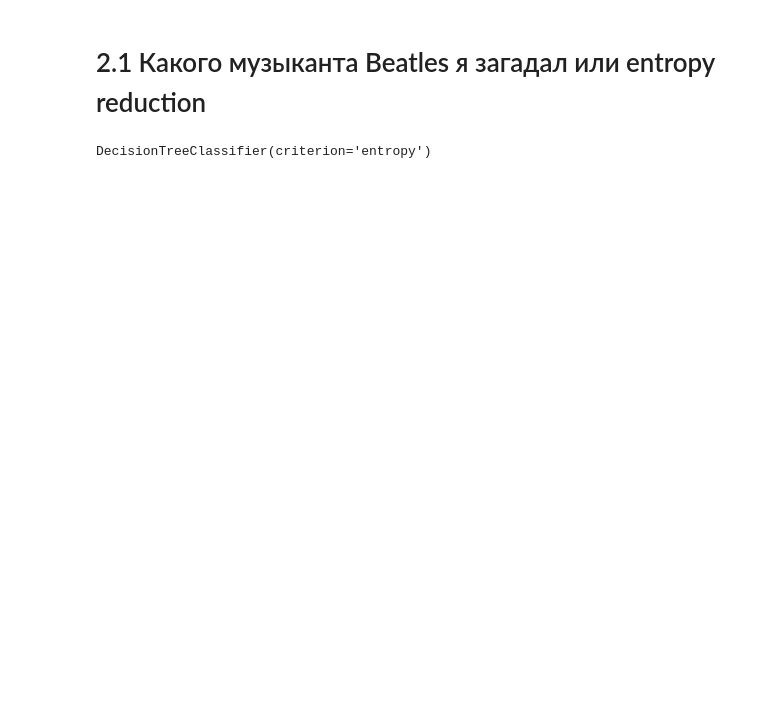
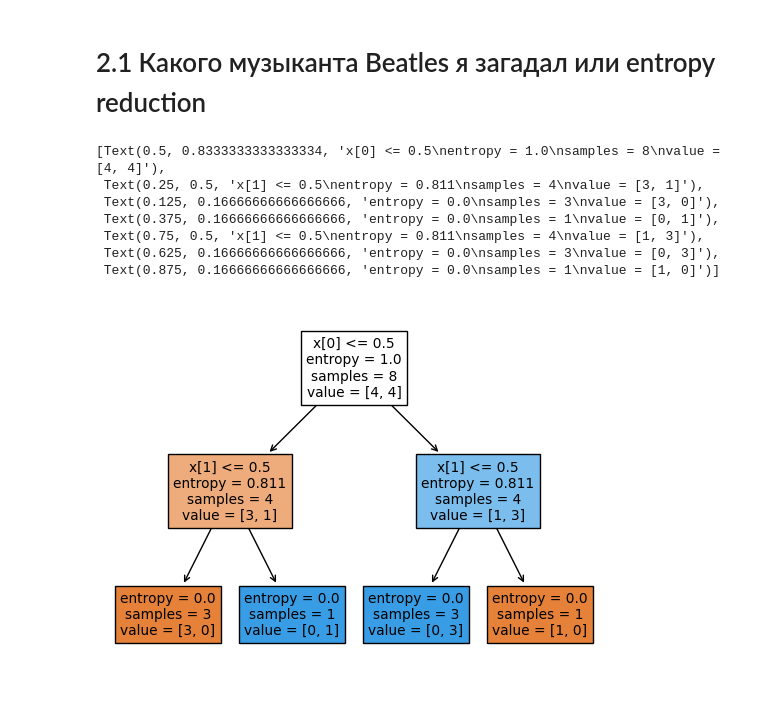
Before and after one commit to onword333/stepik-intro-to-ds-and-ml, a Jupyter notebook: assets/2_1_lesson.ipynb, the cells around one changed output. Saved outputs shown, nothing was run; the diff lists cells and outputs as text; code cells hidden in the pictures; blank space fills up the shorter version.

```diff
--- a/assets/2_1_lesson.ipynb
+++ b/assets/2_1_lesson.ipynb
@@ -3,25 +3,35 @@
 # %%
 import pandas as pd
 import numpy as np
 import matplotlib.pyplot as plt
 from sklearn import tree
 import seaborn as sns
 
 # тестовы датафрейм
 data = pd.DataFrame(
   {
     'X_1': [1, 1, 1, 0, 0, 0, 0, 1],
     'X_2': [0, 0, 0, 1, 0, 0, 0, 1],
     'Y': [1, 1, 1, 1, 0, 0, 0, 0]
   }
 )
 
 cls = tree.DecisionTreeClassifier(criterion='entropy')
 
 X = data[['X_1', 'X_2']]
 y = data.Y
 
 # обучим наше дерево решений
-cls.fit(X, y)
+learn_tree = cls.fit(X, y)
+
+# отобразим визуализацию обучения
+tree.plot_tree(learn_tree, filled=True)
 # %% [output]
-DecisionTreeClassifier(criterion='entropy')
+[Text(0.5, 0.8333333333333334, 'x[0] <= 0.5\nentropy = 1.0\nsamples = 8\nvalue = [4, 4]'),
+ Text(0.25, 0.5, 'x[1] <= 0.5\nentropy = 0.811\nsamples = 4\nvalue = [3, 1]'),
+ Text(0.125, 0.16666666666666666, 'entropy = 0.0\nsamples = 3\nvalue = [3, 0]'),
+ Text(0.375, 0.16666666666666666, 'entropy = 0.0\nsamples = 1\nvalue = [0, 1]'),
+ Text(0.75, 0.5, 'x[1] <= 0.5\nentropy = 0.811\nsamples = 4\nvalue = [1, 3]'),
+ Text(0.625, 0.16666666666666666, 'entropy = 0.0\nsamples = 3\nvalue = [0, 3]'),
+ Text(0.875, 0.16666666666666666, 'entropy = 0.0\nsamples = 1\nvalue = [1, 0]')]
+[figure, added]
```
